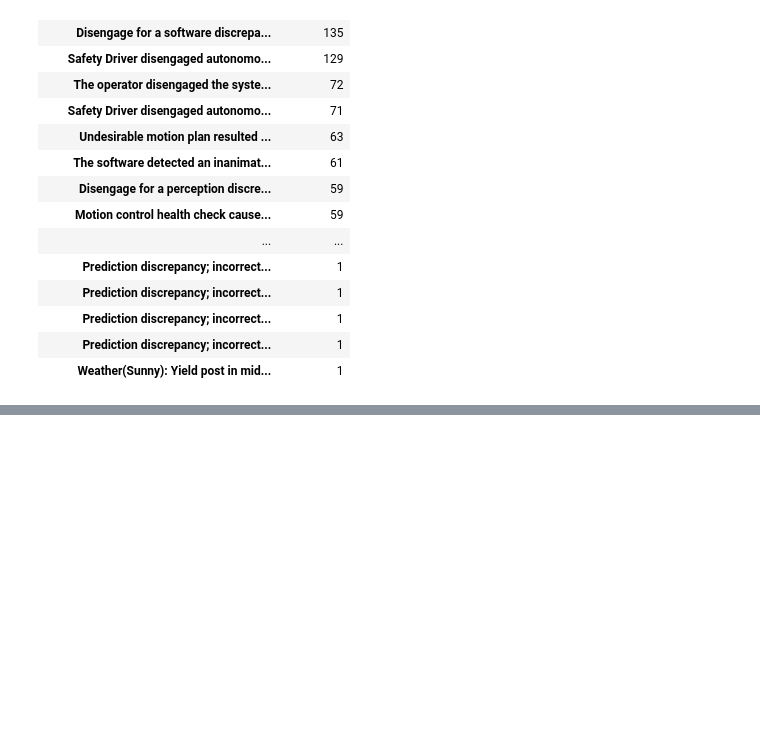
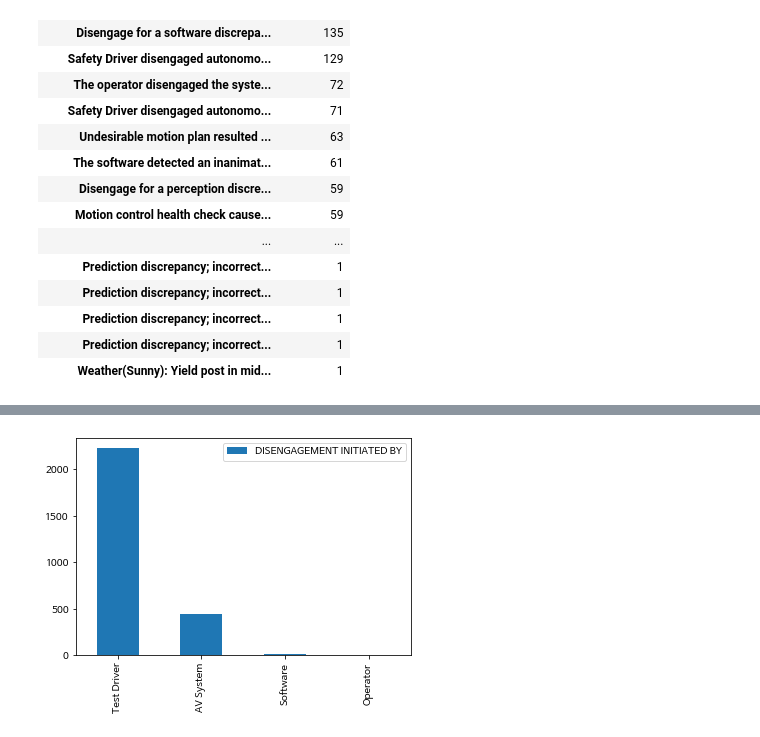
Before and after one commit to severancej/colorful_project, a Jupyter notebook: Project_Section2/AI14_장지은_Section2.ipynb, the cells around one changed output, grey strips where cells are left out. Drawn from its saved outputs; the diff is of its cells as text; code cells hidden in the pictures; blank space fills up the shorter version.

```diff
--- a/Project_Section2/AI14_장지은_Section2.ipynb
+++ b/Project_Section2/AI14_장지은_Section2.ipynb
@@ -648,0 +691,5 @@ df_c['DESCRIPTION OF FACTS CAUSING DISENGAGEMENT'].value_counts()
+# %%
+stop = pd.DataFrame(df_c['DISENGAGEMENT INITIATED BY'].value_counts()\
+                    .sort_values(ascending=False))
+
+stop
@@ -648,0 +702,4 @@ df_c['DESCRIPTION OF FACTS CAUSING DISENGAGEMENT'].value_counts()
+# %%
+stop.plot.bar();
+# %% [output]
+[figure, added]
```
Also changed, not shown: parts of 9 cells of this notebook.
